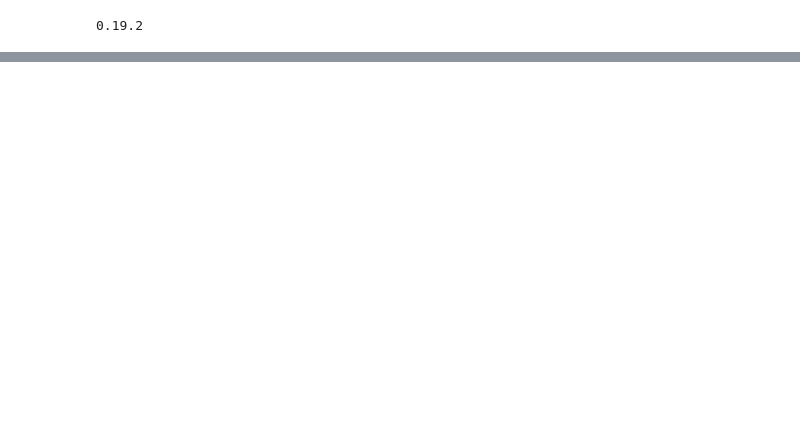
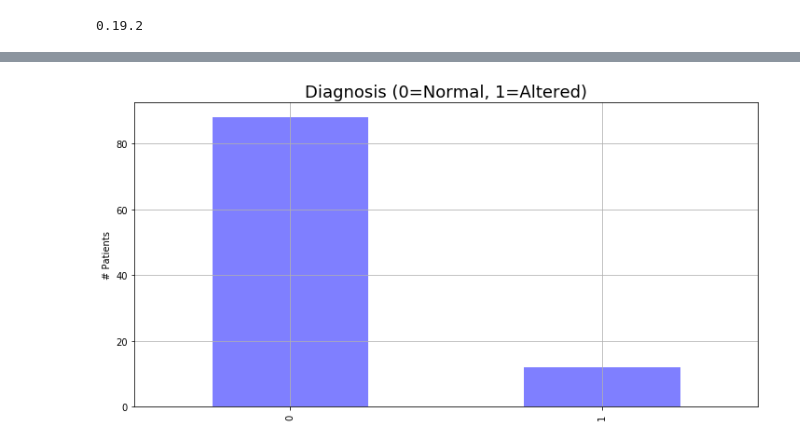
Before and after one commit to OscarAguilarUribe/ce888labs, a Jupyter notebook: Assignment 1/Assignment 1.ipynb, the cells around one changed output, grey strips where cells are left out. Saved outputs shown, nothing was run; the diff lists cells and outputs as text; code cells hidden in the pictures; blank space fills up the shorter version.

```diff
--- a/Assignment 1/Assignment 1.ipynb
+++ b/Assignment 1/Assignment 1.ipynb
@@ -19,0 +261,7 @@ FileNotFoundError: File b'Data_BreastCancer(1)' does not exist
+# %%
+fertility.Diagnosis.value_counts().plot(kind='bar', alpha=0.5, facecolor='b', figsize=(12,6))
+plt.title("Diagnosis (0=Normal, 1=Altered)", fontsize='18')
+plt.ylabel("# Patients")
+#plt.grid(b=True)
+# %% [output]
+[figure, added]
```
Also changed, not shown: parts of 30 cells of this notebook.
